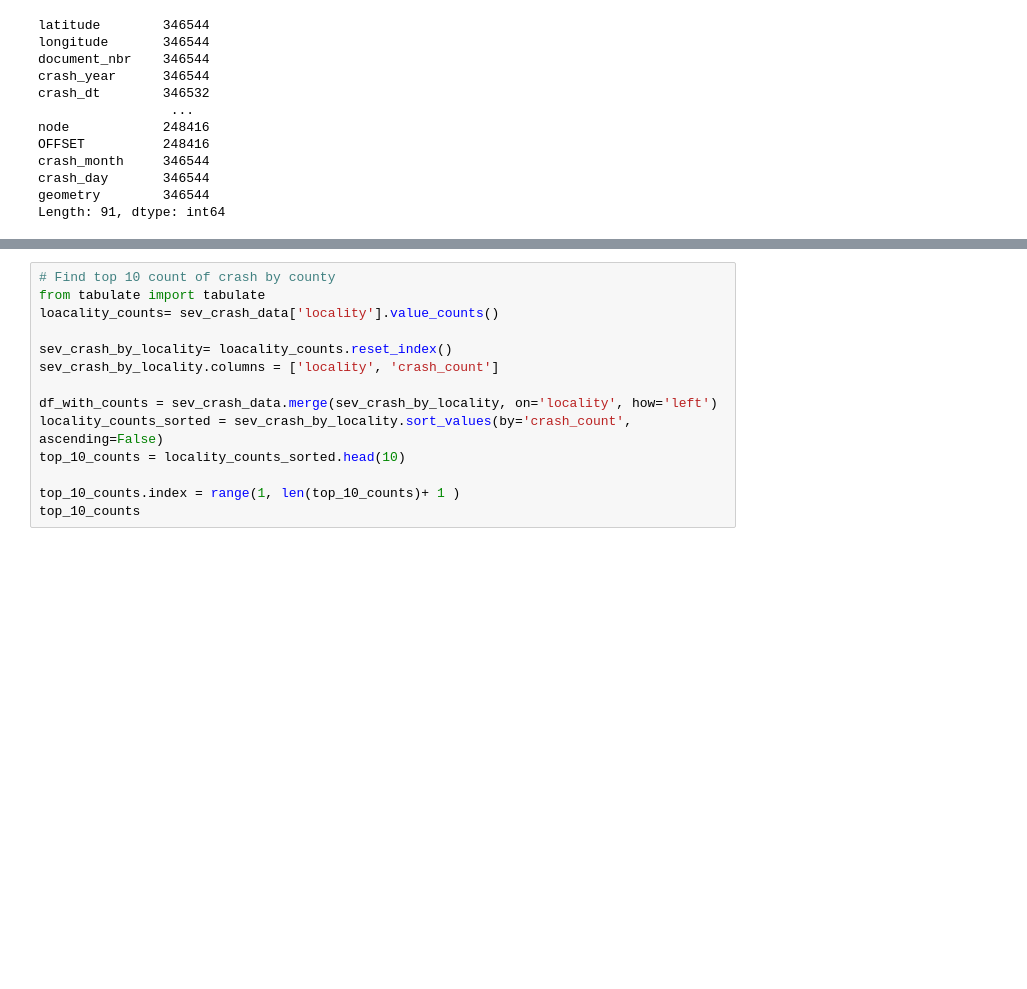
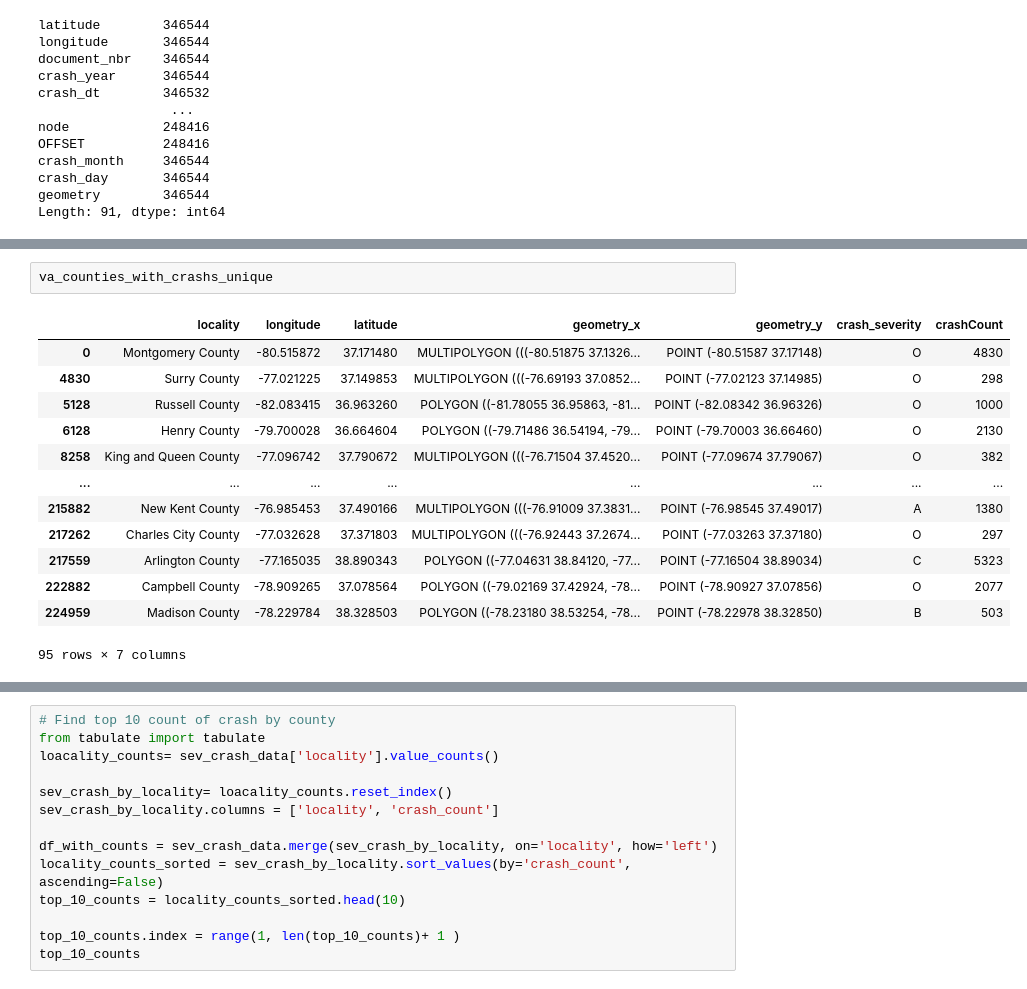
Before and after one commit to Eliab16/VDOT-crash-analysis, a Jupyter notebook: notebooks/Map.ipynb, the cells around one changed output, grey strips where cells are left out. Drawn from its saved outputs; the diff is of its cells as text; blank space fills up the shorter version.

```diff
--- a/notebooks/Map.ipynb
+++ b/notebooks/Map.ipynb
@@ -153,0 +121,16 @@ plt.show()
+# %%
+va_counties_with_crashs_unique
+# %% [output]
+|  | locality | longitude | latitude | geometry_x | geometry_y | crash_severity | crashCount |
+| 0 | Montgomery County | -80.515872 | 37.171480 | MULTIPOLYGON (((-80.51875 37.1326... | POINT (-80.51587 37.17148) | O | 4830 |
+| 4830 | Surry County | -77.021225 | 37.149853 | MULTIPOLYGON (((-76.69193 37.0852... | POINT (-77.02123 37.14985) | O | 298 |
+| 5128 | Russell County | -82.083415 | 36.963260 | POLYGON ((-81.78055 36.95863, -81... | POINT (-82.08342 36.96326) | O | 1000 |
+| 6128 | Henry County | -79.700028 | 36.664604 | POLYGON ((-79.71486 36.54194, -79... | POINT (-79.70003 36.66460) | O | 2130 |
+| 8258 | King and Queen County | -77.096742 | 37.790672 | MULTIPOLYGON (((-76.71504 37.4520... | POINT (-77.09674 37.79067) | O | 382 |
+| ... | ... | ... | ... | ... | ... | ... | ... |
+| 215882 | New Kent County | -76.985453 | 37.490166 | MULTIPOLYGON (((-76.91009 37.3831... | POINT (-76.98545 37.49017) | A | 1380 |
+| 217262 | Charles City County | -77.032628 | 37.371803 | MULTIPOLYGON (((-76.92443 37.2674... | POINT (-77.03263 37.37180) | O | 297 |
+| 217559 | Arlington County | -77.165035 | 38.890343 | POLYGON ((-77.04631 38.84120, -77... | POINT (-77.16504 38.89034) | C | 5323 |
+| 222882 | Campbell County | -78.909265 | 37.078564 | POLYGON ((-79.02169 37.42924, -78... | POINT (-78.90927 37.07856) | O | 2077 |
+| 224959 | Madison County | -78.229784 | 38.328503 | POLYGON ((-78.23180 38.53254, -78... | POINT (-78.22978 38.32850) | B | 503 |
+95 rows × 7 columns
```
Also changed, not shown: parts of 15 cells of this notebook.
